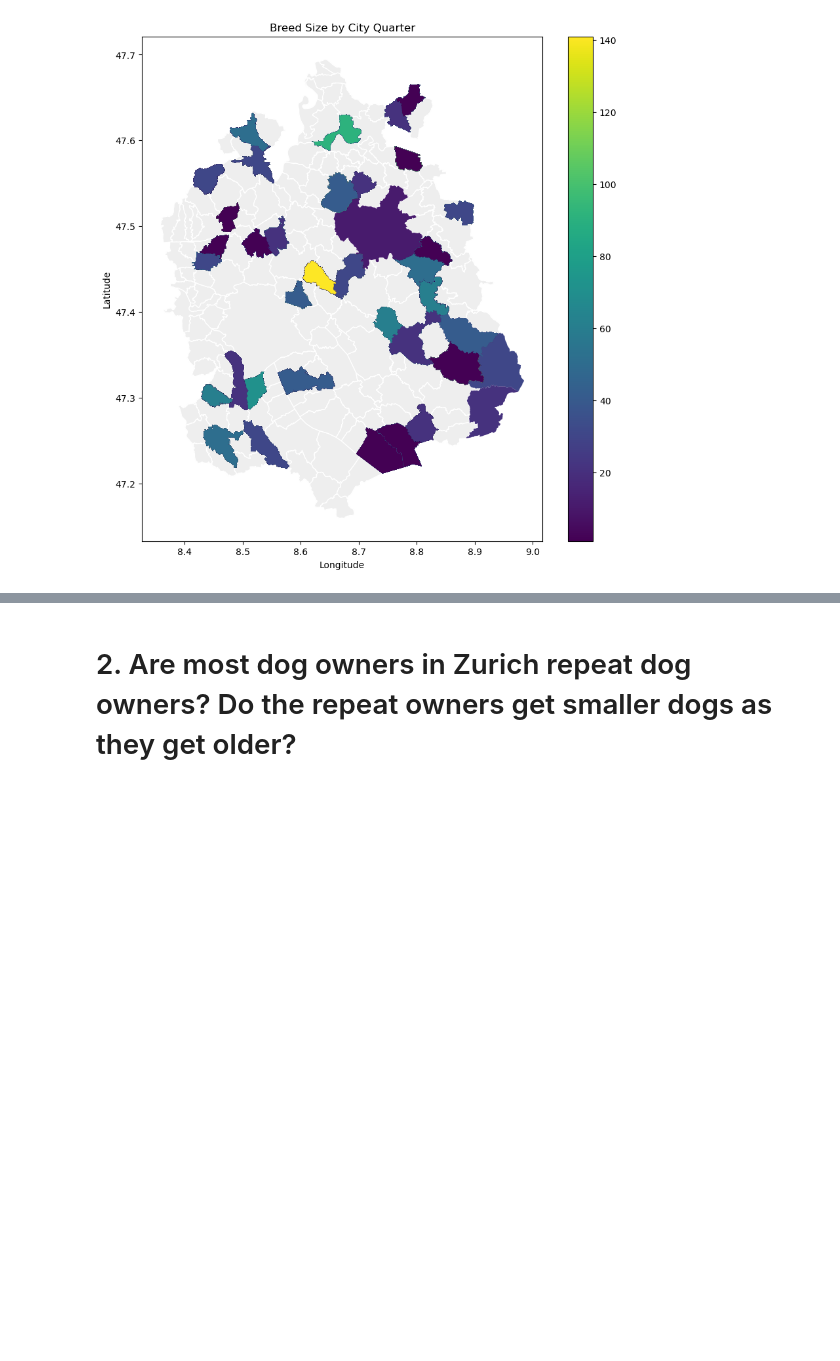
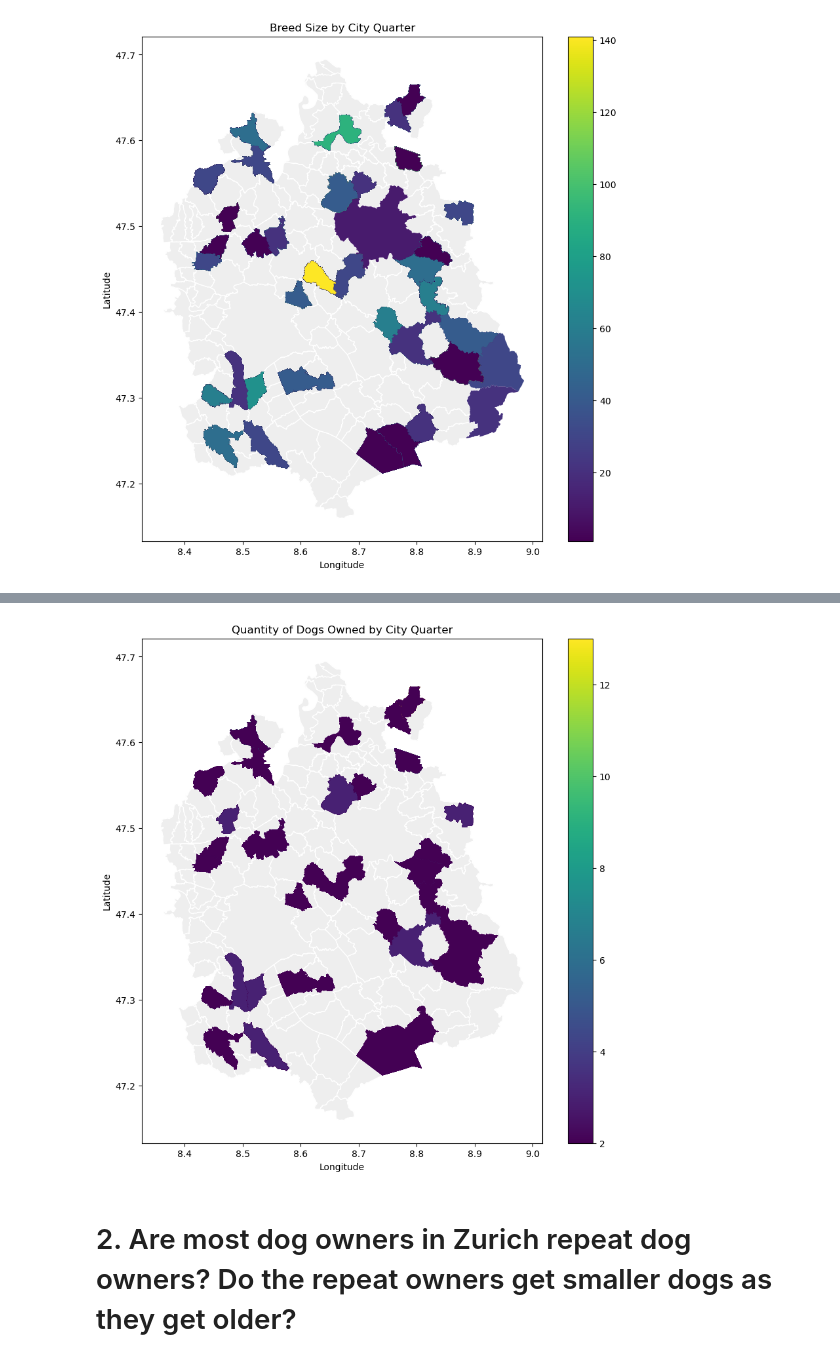
Before and after one commit to jmandano/cmps530_final_project, a Jupyter notebook: final_code.ipynb, the cells around one changed output, grey strips where cells are left out. Cells and saved outputs as stored; diff of their text form; code cells hidden in the pictures; blank space fills up the shorter version.

Commit message:
added second geospatial plot

```diff
--- a/final_code.ipynb
+++ b/final_code.ipynb
@@ -332,0 +342,5 @@ plt.show()
+# %%
+owner_count = joined_dogs['Owner_ID'].value_counts()
+repeat_owners = owner_count[owner_count > 1].index
+repeat_owners_df = joined_dogs[joined_dogs['Owner_ID'].isin(repeat_owners)]
+repeat_owners_df
@@ -332,0 +361,3 @@ plt.show()
+# %%
+repeat_owners_df['Quantity_Dogs_Owned'] = repeat_owners_df.groupby('Owner_ID')['Owner_ID'].transform('count')
+repeat_owners_df.head()
@@ -332,0 +376,3 @@ plt.show()
+# %%
+merged_repeats = zurich.merge(repeat_owners_df, on='City_Quarter', how='inner')
+merged_repeats.head(5)
@@ -333,3 +386,13 @@ plt.show()
+# %%
+fig, ax = plt.subplots(1, figsize=(10, 10))
+zurich.plot(color='#EEEEEE', edgecolor='#FFFFFF', ax=ax)
+merged_repeats.plot(column='Quantity_Dogs_Owned', cmap='viridis', legend=True, ax=ax)
+plt.title('Quantity of Dogs Owned by City Quarter')
+plt.xlabel('Longitude')
+plt.ylabel('Latitude')
+plt.show()
+# %% [output]
+[figure, added]
 # %% [markdown]
 # 2. Are most dog owners in Zurich repeat dog owners? Do the repeat owners get smaller dogs as they get older?
 # %%
```
Also changed, not shown: parts of 4 cells of this notebook.
